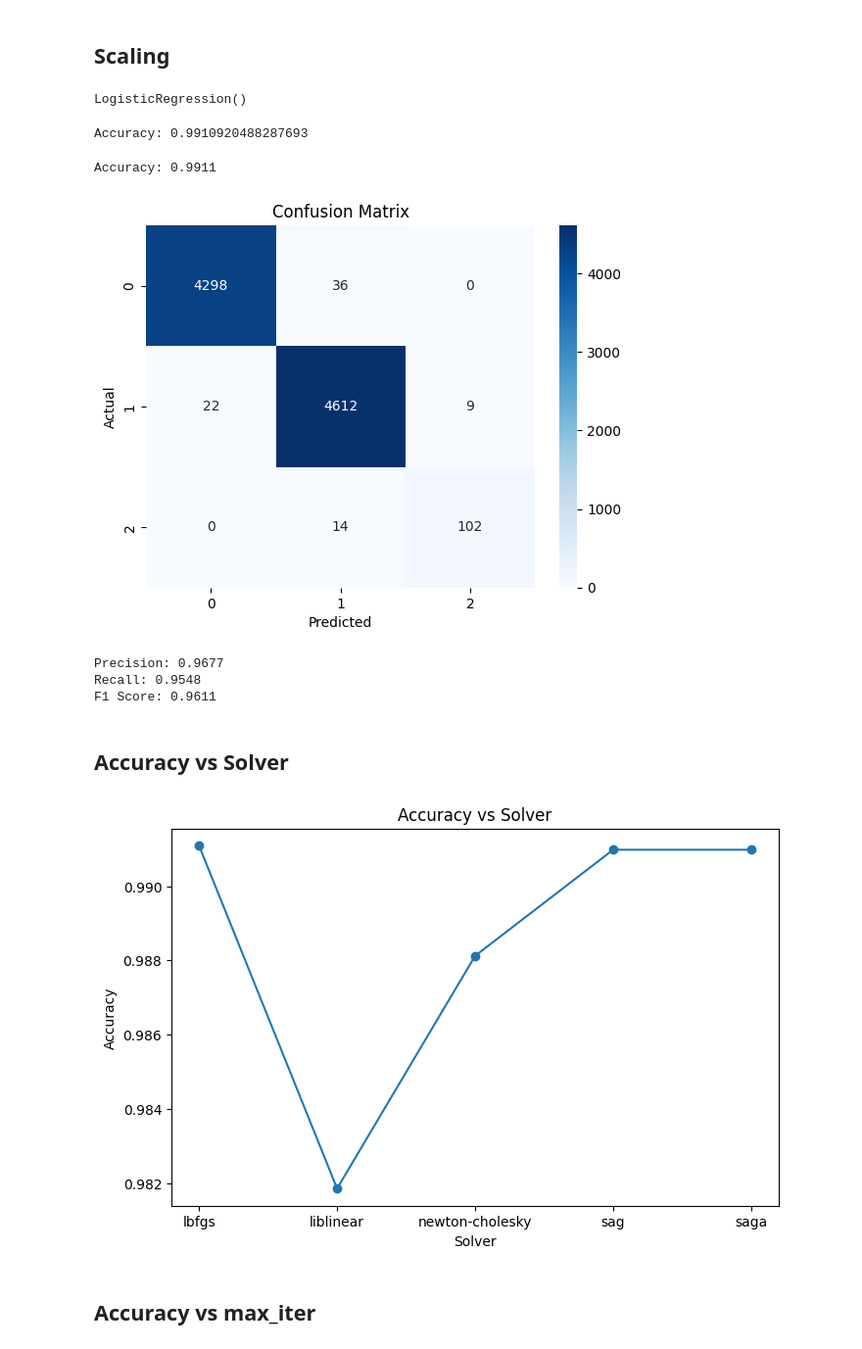
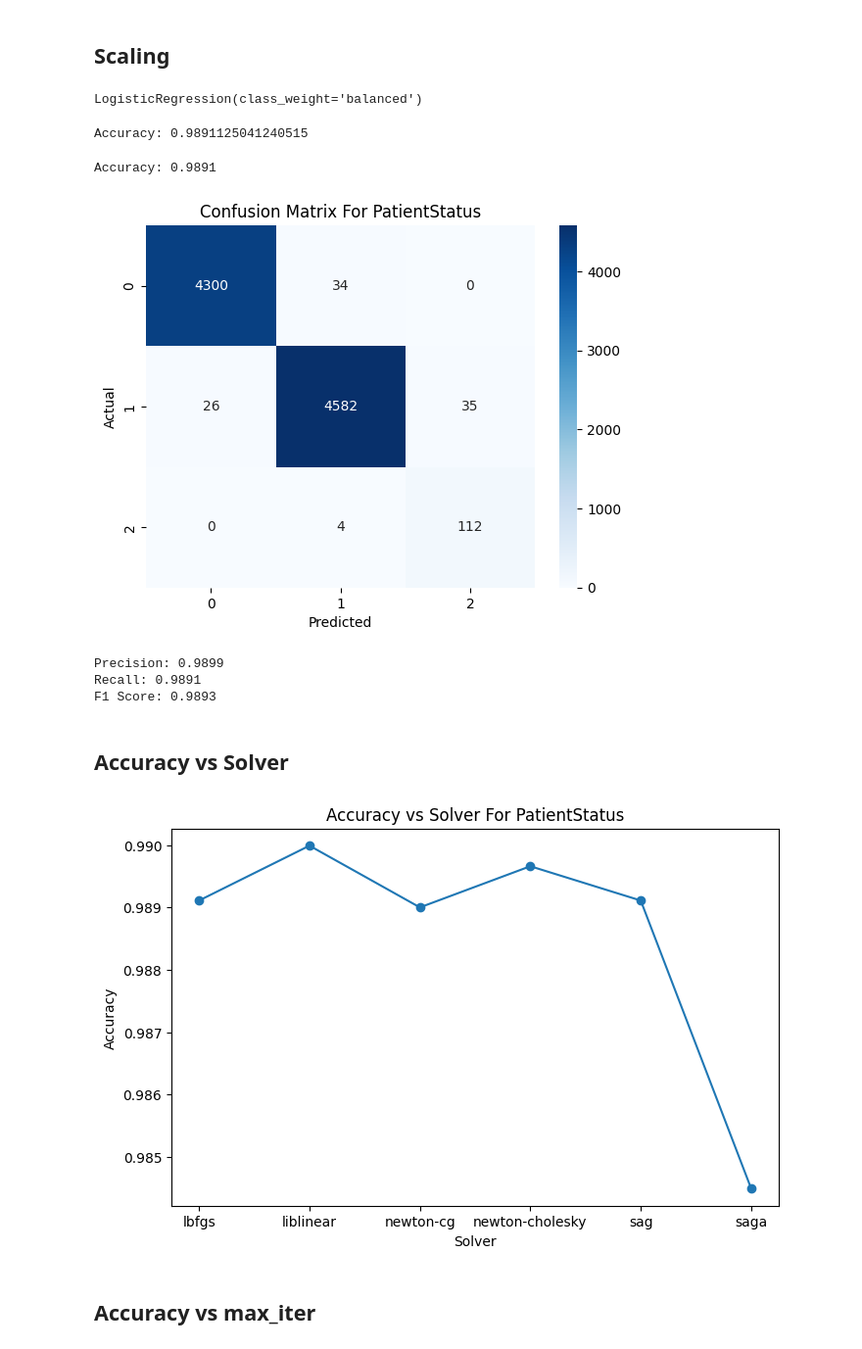
Before and after one commit to Shahrukhzx/CSE445-Project, a Jupyter notebook: InnovaTech.ipynb, the cells around one changed output. Shown at 98% size. Cells and saved outputs as stored; diff of their text form; code cells hidden in the pictures.

Commit message:
Trained the model

```diff
--- a/InnovaTech.ipynb
+++ b/InnovaTech.ipynb
@@ -327,6 +313,3 @@ dataset['EmergencyAreaEncoded'] = target_encoding('EmergencyArea', 'PatientStatu
-# %%
-# dropping the original columns
-dataset.drop(['InjuryType','Cause','Reason','EmergencyArea','PatientStatus'], axis=1, inplace=True)
 # %% [markdown]
 # Imputing values for HospitalName
 # %%
@@ -381,3 +341,0 @@ dataset['HospitalNameEncoded'] = target_encoding('HospitalName', 'PatientStatusE
-# %%
-# dropping the original columns
-dataset.drop(['HospitalName'], axis=1, inplace=True)
@@ -403,0 +384,3 @@ memory usage: 3.8 MB
+# %%
+# dropping the original columns
+dataset.drop(['InjuryType', 'Cause', 'Reason', 'EmergencyArea', 'PatientStatus', 'HospitalName'], axis=1, inplace=True)
@@ -447,17 +456,17 @@ scaler = StandardScaler()
 X_train_scaled = pd.DataFrame(scaler.fit_transform(X_train), columns=X.columns)
 X_test_scaled =pd.DataFrame(scaler.fit_transform(X_test), columns=X.columns)
 # %%
-model = LogisticRegression()
+model = LogisticRegression(class_weight="balanced")  # class_weight for handling the imbalance
 model.fit(X_train_scaled, y_train)
 # %% [output]
-LogisticRegression()
+LogisticRegression(class_weight='balanced')
 # %%
 y_pred = model.predict(X_test_scaled)
 # %%
 accuracy = accuracy_score(y_test, y_pred)
 print("Accuracy:", accuracy)
 # %% [output]
-Accuracy: 0.9910920488287693
+Accuracy: 0.9891125041240515
 # %%
 # Accuracy
 accuracy = accuracy_score(y_test, y_pred)
@@ -466,49 +475,49 @@ print(f'Accuracy: {accuracy:.4f}')
 # Confusion Matrix
 conf_matrix = confusion_matrix(y_test, y_pred)
 sns.heatmap(conf_matrix, annot=True, fmt='d', cmap='Blues')
-plt.title('Confusion Matrix')
+plt.title('Confusion Matrix For PatientStatus')
 plt.xlabel('Predicted')
 plt.ylabel('Actual')
 plt.show()
 
 # Precision
-precision = precision_score(y_test, y_pred, average='macro')
+precision = precision_score(y_test, y_pred, average='weighted')
 print(f'Precision: {precision:.4f}')
 
 # Recall
-recall = recall_score(y_test, y_pred, average='macro')
+recall = recall_score(y_test, y_pred, average='weighted')
 print(f'Recall: {recall:.4f}')
 
 # F1 Score
-f1 = f1_score(y_test, y_pred, average='macro')
+f1 = f1_score(y_test, y_pred, average='weighted')
 print(f'F1 Score: {f1:.4f}')
 # %% [output]
-Accuracy: 0.9911
+Accuracy: 0.9891
-[figure, old version]
+[figure, new version]
-Precision: 0.9677
-Recall: 0.9548
-F1 Score: 0.9611
+Precision: 0.9899
+Recall: 0.9891
+F1 Score: 0.9893
 # %% [markdown]
 ## Accuracy vs Solver
 # %%
-solvers = ['lbfgs', 'liblinear',  'newton-cholesky', 'sag', 'saga']
+solvers = ['lbfgs', 'liblinear', 'newton-cg', 'newton-cholesky', 'sag', 'saga']
 accuracies = []
 
 for solver in solvers:
-    log_reg_solver = LogisticRegression(solver=solver)
+    log_reg_solver = LogisticRegression(class_weight='balanced',solver=solver)
     log_reg_solver.fit(X_train_scaled, y_train)
     y_pred_solver = log_reg_solver.predict(X_test_scaled)
     accuracies.append(accuracy_score(y_test, y_pred_solver))
 
 # Plot accuracy vs solver
 plt.figure(figsize=(8, 5))
 plt.plot(solvers, accuracies, marker='o')
-plt.title('Accuracy vs Solver')
+plt.title('Accuracy vs Solver For PatientStatus')
 plt.xlabel('Solver')
 plt.ylabel('Accuracy')
 plt.show()
 # %% [output]
-[figure, old version]
+[figure, new version]
 # %% [markdown]
 ## Accuracy vs max_iter
 # %%
```
Also changed, not shown: parts of 40 cells of this notebook, 1 other file.
